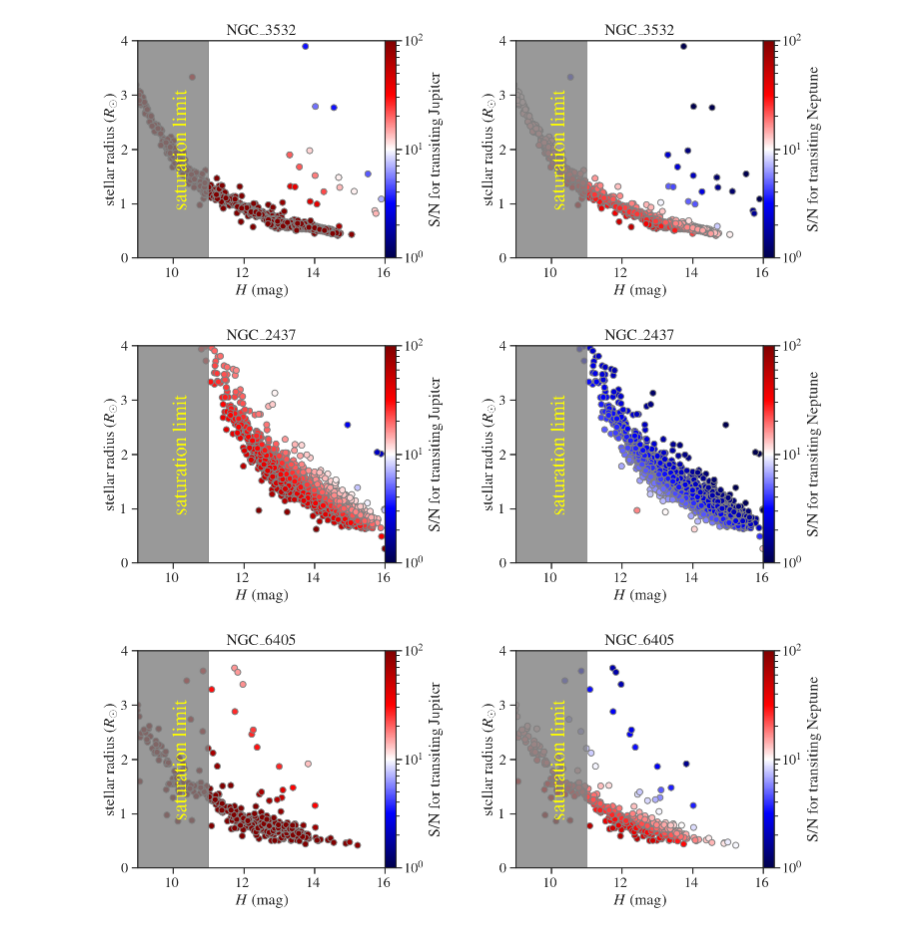
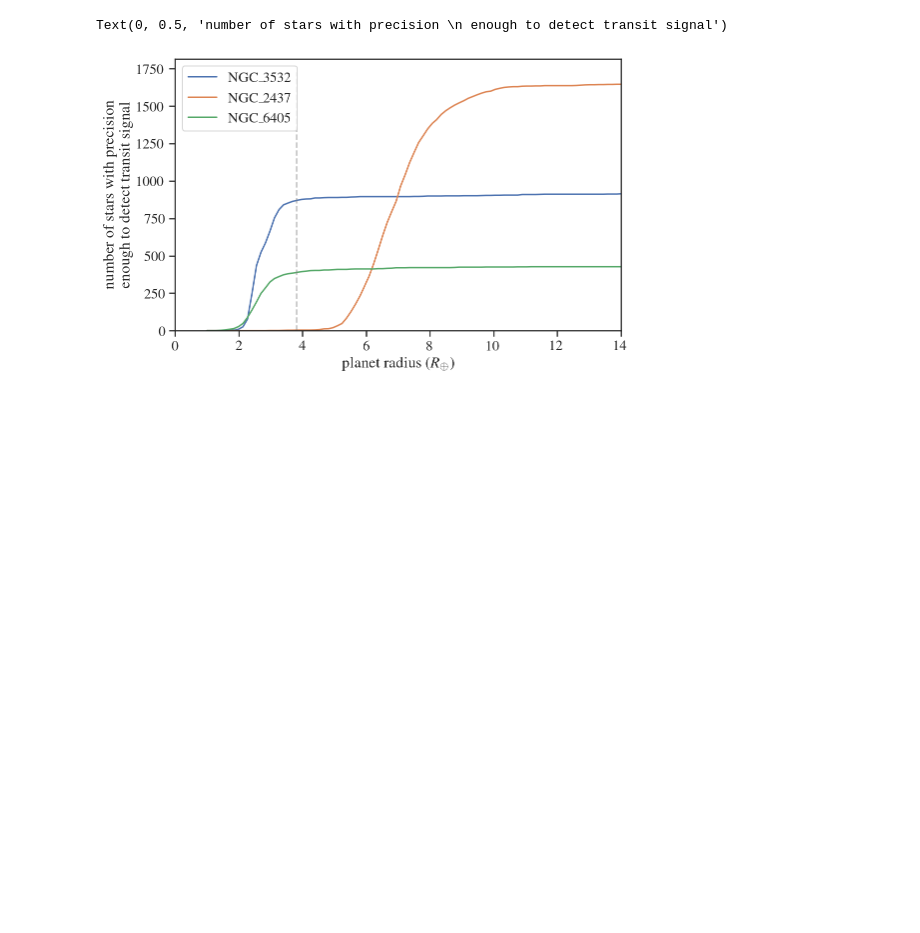
Before and after one commit to ShotaMiyazaki94/prime_transit, a Jupyter notebook: gaia_dr2/notebook/7_various_plots.ipynb, the cells around one changed output. Cells and saved outputs as stored; diff of their text form; code cells hidden in the pictures; blank space fills up the shorter version.

```diff
--- a/gaia_dr2/notebook/7_various_plots.ipynb
+++ b/gaia_dr2/notebook/7_various_plots.ipynb
@@ -121,10 +179,16 @@ def plot2(name):
     ax[1].set_ylabel("stellar radius ($R_\\odot$)")
     ax[1].set_title(name)
 # %%
-plot2("NGC_3532")
-plot2("NGC_2437")
-plot2("NGC_6405")
+fig,ax=plt.subplots(figsize=(8,5))
+plot1("NGC_3532")
+plot1("NGC_2437")
+plot1("NGC_6405")
+plt.vlines(RN2RSun/RE2RSun,0,ax.get_ylim()[1],color="gray",alpha=0.4,linestyle="--")
+plt.legend(["NGC_3532","NGC_2437","NGC_6405"])
+plt.xlim(0,14)
+plt.ylim(0,ax.get_ylim()[1])
+plt.xlabel("planet radius ($R_\\oplus$)")
+plt.ylabel("number of stars with precision \n enough to detect transit signal")
 # %% [output]
+Text(0, 0.5, 'number of stars with precision \n enough to detect transit signal')
-[figure, old version]
+[figure, new version]
-[figure, removed]
-[figure, removed]
```
Also changed, not shown: parts of 2 cells of this notebook.
